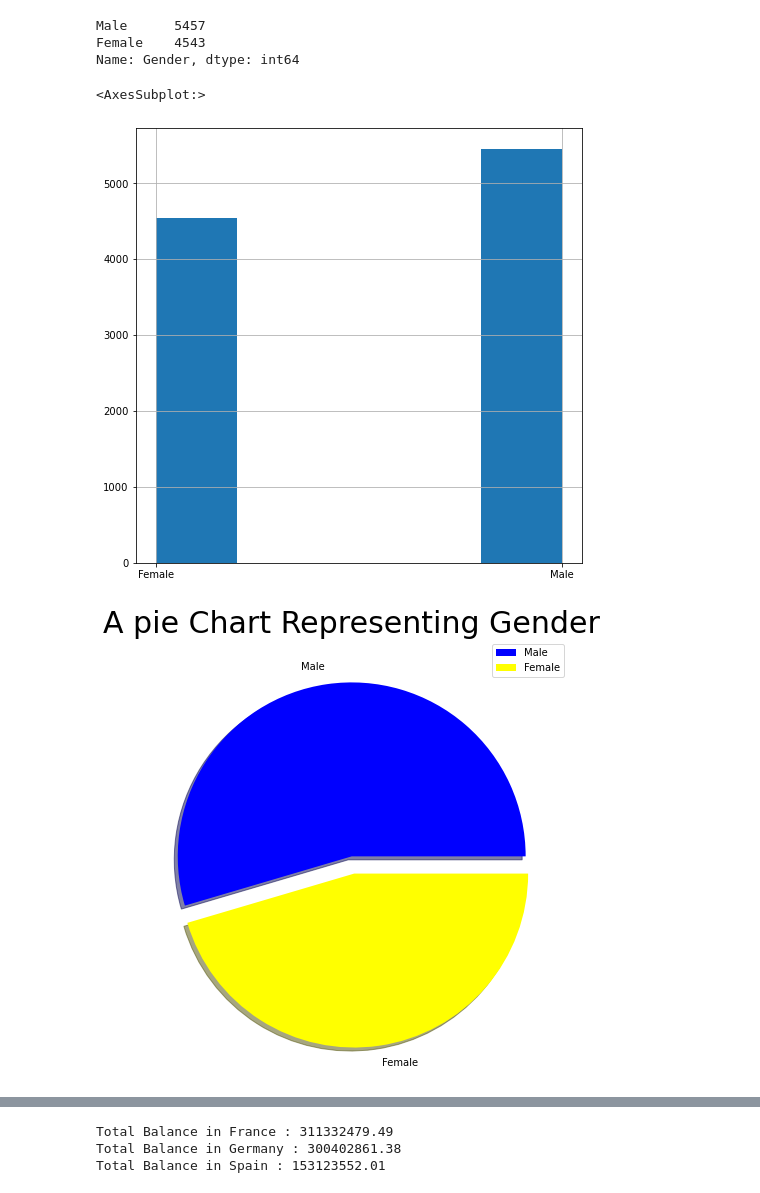
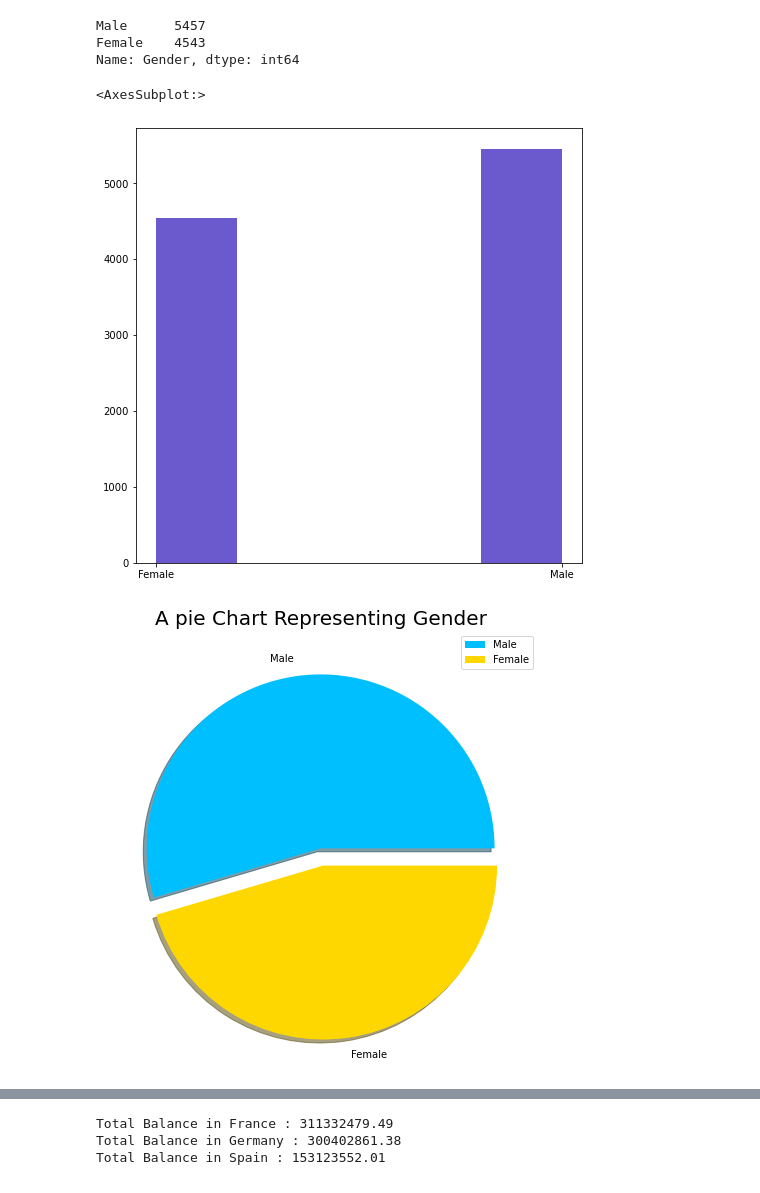
Before and after one commit to Pernelavougnassou/Prediction_churn_classification, a Jupyter notebook: churn-prediction.ipynb, the cells around one changed output, grey strips where cells are left out. Cells and saved outputs as stored; diff of their text form; code cells hidden in the pictures.

```diff
--- a/churn-prediction.ipynb
+++ b/churn-prediction.ipynb
@@ -143,24 +181,26 @@ Male      5457
 Female    4543
 Name: Gender, dtype: int64
 # %%
-dataset["Gender"].hist(bins=5)
+# Plotting a Histogram to show categories of location
+
+dataset.Gender.hist(bins=5, grid=False, color="slateblue")
 # %% [output]
 <AxesSubplot:>
-[figure, old version]
+[figure, new version]
 # %%
-#plotting a pie chart
+#plotting a pie chart of different gender
 
 size= [5457,4543]
 labels= "Male", "Female"
-colors=["blue","yellow"]
+colors=["deepskyblue","gold"]
 explode=[0,0.1]
 
 plt.rcParams['figure.figsize']=(8,8)
 plt.pie(size,labels=labels,colors=colors,explode=explode,shadow=True)
-plt.title("A pie Chart Representing Gender",fontsize=30)
+plt.title("A pie Chart Representing Gender",fontsize = 20)
 plt.legend()
 plt.axis("off")
 plt.show()
 # %% [output]
-[figure, old version]
+[figure, new version]
 # %%
```
Also changed, not shown: parts of 42 cells of this notebook.
